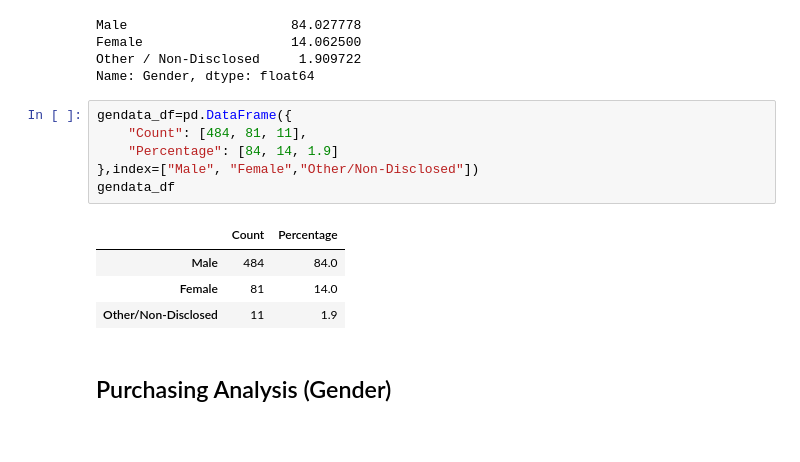
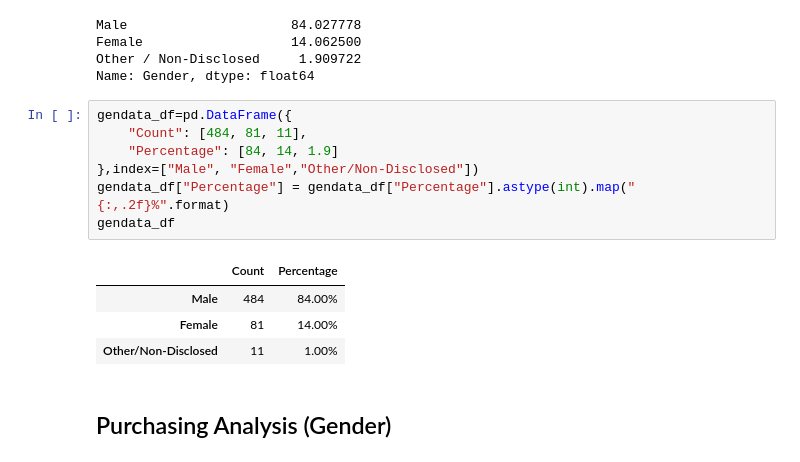
Before and after one commit to radowtay/pandas-challenge, a Jupyter notebook: HeroesofPymoli/Heroes of Pymoli.ipynb, the cells around one changed output. Drawn from its saved outputs; the diff is of its cells as text.

```diff
--- a/HeroesofPymoli/Heroes of Pymoli.ipynb
+++ b/HeroesofPymoli/Heroes of Pymoli.ipynb
@@ -112,14 +113,15 @@ Name: Gender, dtype: float64
 # %%
 gendata_df=pd.DataFrame({
     "Count": [484, 81, 11],
     "Percentage": [84, 14, 1.9]
 },index=["Male", "Female","Other/Non-Disclosed"])
+gendata_df["Percentage"] = gendata_df["Percentage"].astype(int).map("{:,.2f}%".format)
 gendata_df
 # %% [output]
 |  | Count | Percentage |
-| Male | 484 | 84.0 |
-| Female | 81 | 14.0 |
-| Other/Non-Disclosed | 11 | 1.9 |
+| Male | 484 | 84.00% |
+| Female | 81 | 14.00% |
+| Other/Non-Disclosed | 11 | 1.00% |
 # %% [markdown]
 
 ## Purchasing Analysis (Gender)
```
Also changed, not shown: parts of 11 cells of this notebook.
